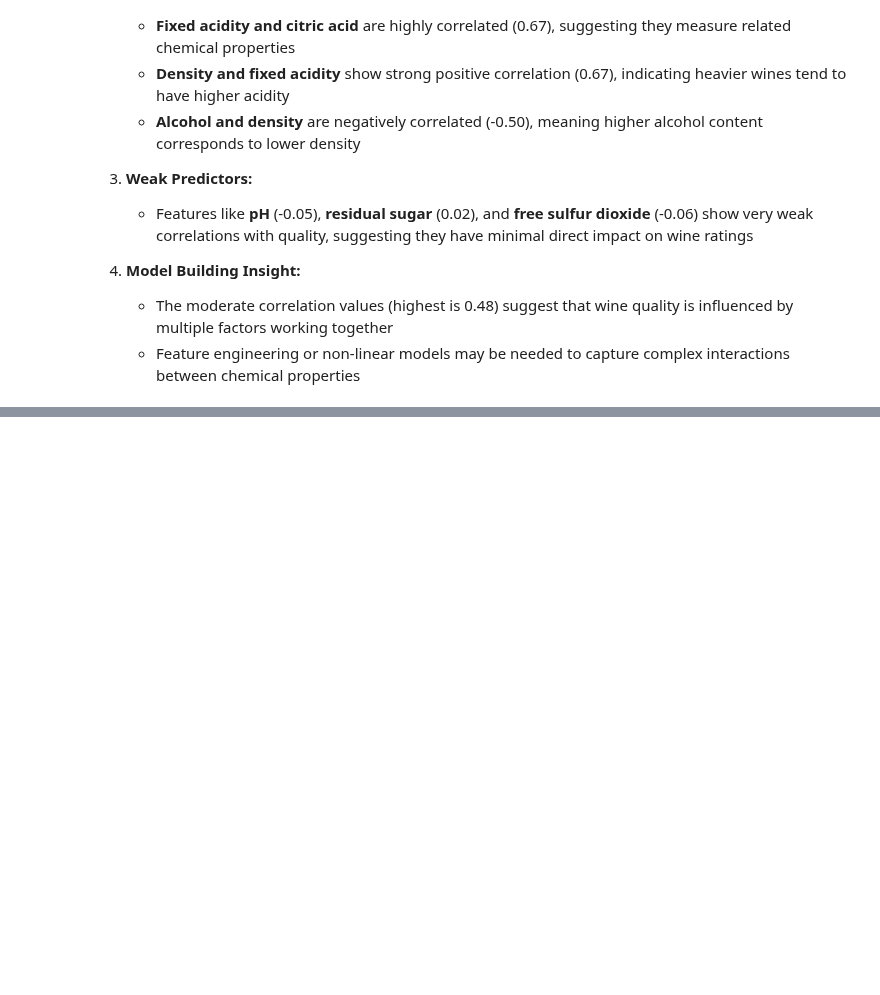
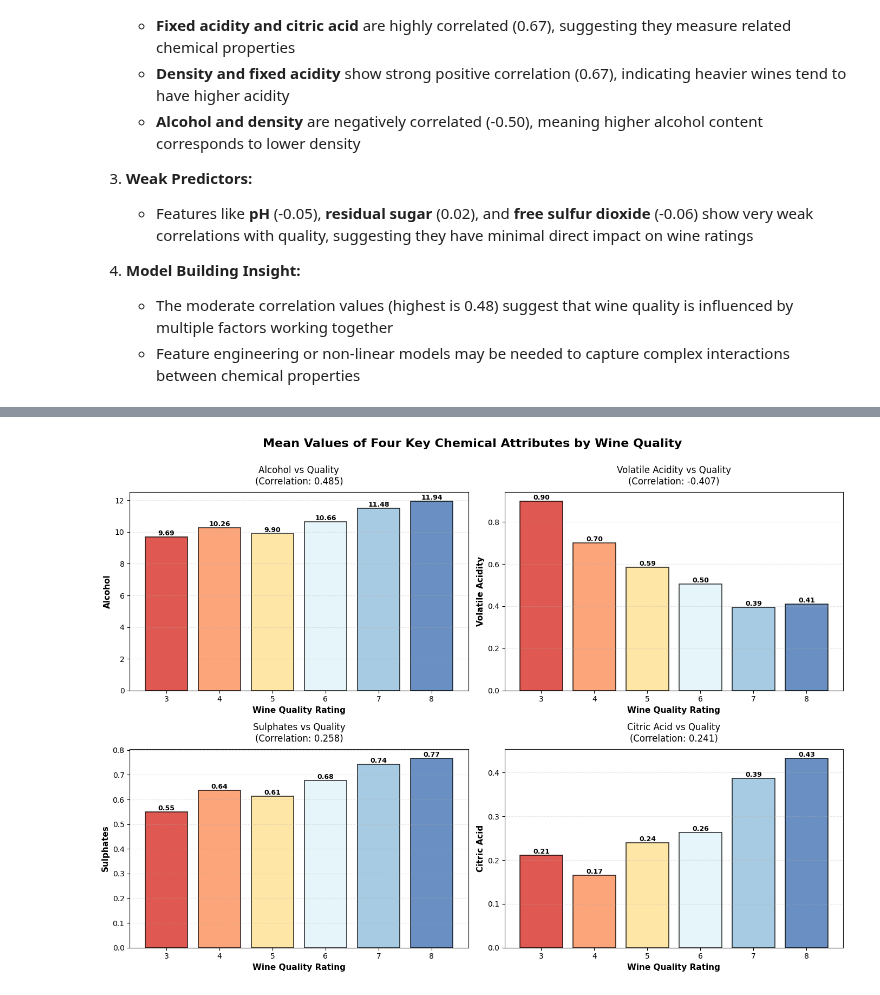
Before and after one commit to orchlonn/CS-456, a Jupyter notebook: Labs/Lab-4/lab4.ipynb, the cells around one changed output, grey strips where cells are left out. Drawn from its saved outputs; the diff is of its cells as text; code cells hidden in the pictures; blank space fills up the shorter version.

```diff
--- a/Labs/Lab-4/lab4.ipynb
+++ b/Labs/Lab-4/lab4.ipynb
@@ -128,0 +143,14 @@ plt.show()
+# %%
+# Select the four attributes to analyze
+selected_attributes = ['alcohol', 'volatile acidity', 'sulphates', 'citric acid']
+
+# Group by quality and calculate statistics
+quality_stats = wine_df.groupby('quality')[selected_attributes].agg(['mean', 'std', 'min', 'max'])
+
+print("Statistical Summary by Wine Quality Rating:")
+print(quality_stats.round(3))
+
+# Calculate overall statistics for comparison
+print("\nOverall Dataset Statistics:")
+overall_stats = wine_df[selected_attributes].describe().round(3)
+print(overall_stats)
@@ -128,0 +175,45 @@ plt.show()
+# %%
+# Create bar plots for the four selected attributes
+fig, axes = plt.subplots(2, 2, figsize=(14, 10))
+fig.suptitle('Mean Values of Four Key Chemical Attributes by Wine Quality',
+             fontsize=16, fontweight='bold', y=1.00)
+
+# Calculate mean values grouped by quality
+quality_means = wine_df.groupby('quality')[selected_attributes].mean()
+
+# Define colors for each quality level (gradient from red to green)
+colors = ['#d73027', '#fc8d59', '#fee090', '#e0f3f8', '#91bfdb', '#4575b4']
+
+# Create individual bar plots
+for idx, attribute in enumerate(selected_attributes):
+    row = idx // 2
+    col = idx % 2
+    ax = axes[row, col]
+
+    # Create bar plot
+    bars = ax.bar(quality_means.index,
+                   quality_means[attribute],
+                   color=colors[:len(quality_means)],
+                   edgecolor='black',
+                   linewidth=1.2,
+                   alpha=0.8)
+
+    # Customize plot
+    ax.set_xlabel('Wine Quality Rating', fontsize=11, fontweight='bold')
+    ax.set_ylabel(f'{attribute.title()}', fontsize=11, fontweight='bold')
+    ax.set_title(f'{attribute.title()} vs Quality\n(Correlation: {correlations[attribute]:.3f})',
+                 fontsize=12, pad=10)
+    ax.grid(axis='y', alpha=0.3, linestyle='--')
+    ax.set_xticks(quality_means.index)
+
+    # Add value labels on top of bars
+    for bar in bars:
+        height = bar.get_height()
+        ax.text(bar.get_x() + bar.get_width()/2., height,
+                f'{height:.2f}',
+                ha='center', va='bottom', fontsize=9, fontweight='bold')
+
+plt.tight_layout()
+plt.show()
+# %% [output]
+[figure, added]
```
Also changed, not shown: parts of 3 cells of this notebook.
